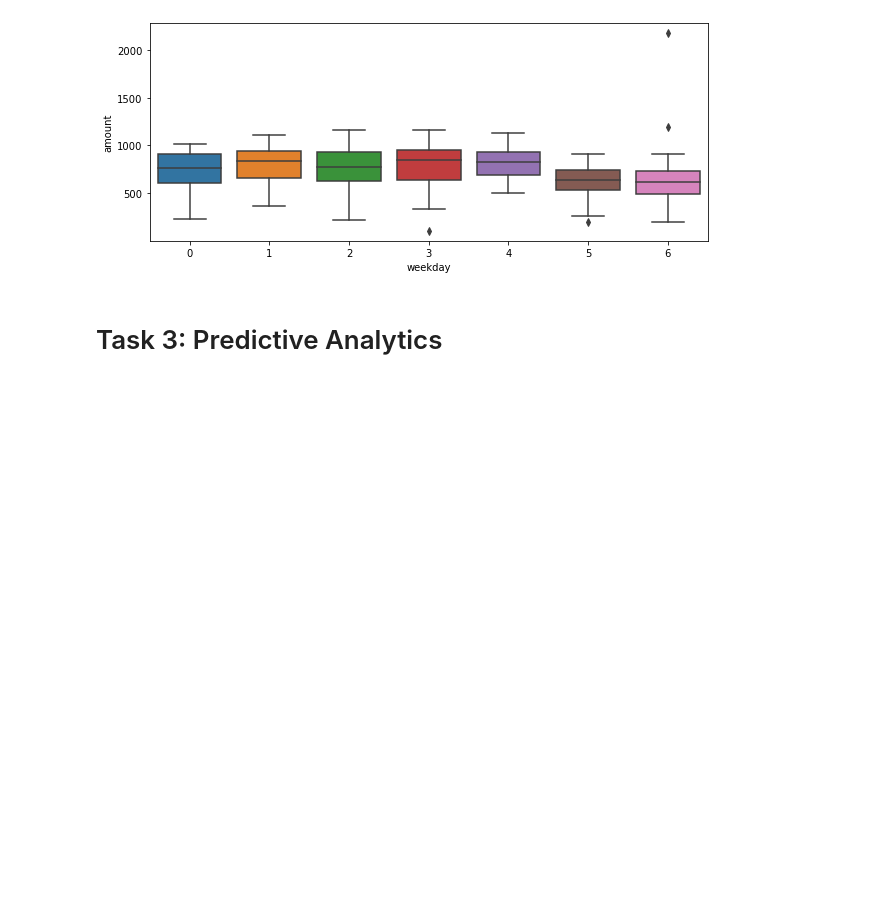
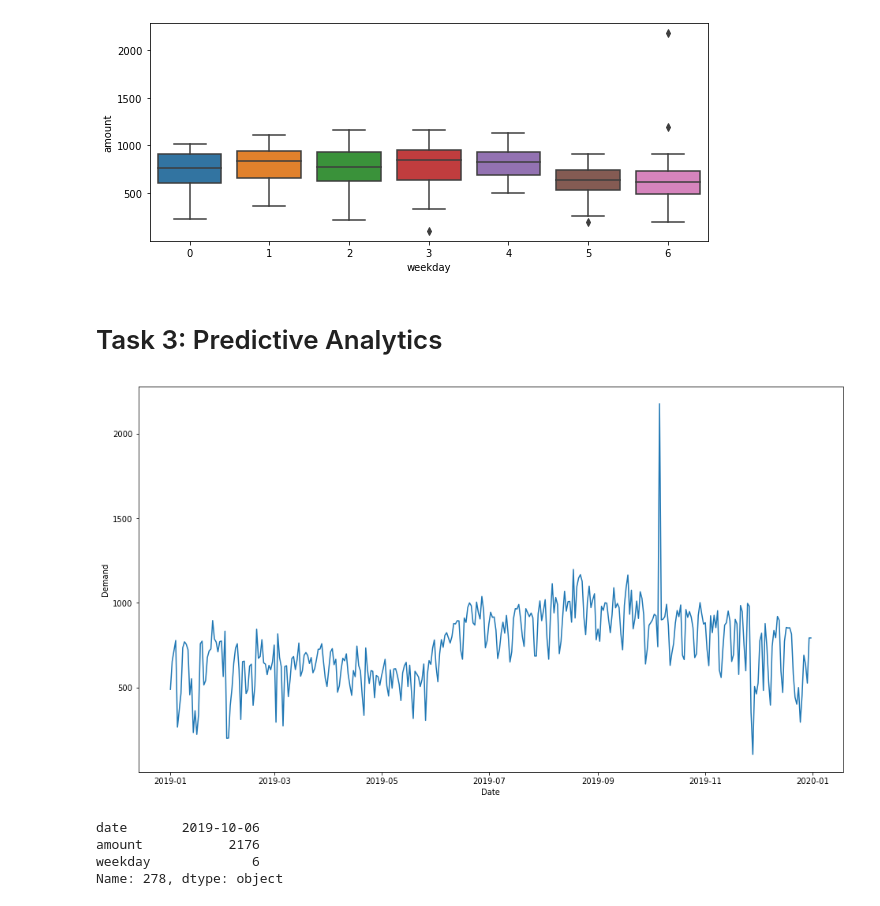
Before and after one commit to robbenB-123/SiliconValley, a Jupyter notebook: DSML_SILICONVALLEY.ipynb, the cells around one changed output. Saved outputs shown, nothing was run; the diff lists cells and outputs as text; code cells hidden in the pictures; blank space fills up the shorter version.

```diff
--- a/DSML_SILICONVALLEY.ipynb
+++ b/DSML_SILICONVALLEY.ipynb
@@ -426,6 +427,30 @@ plt.show()
 # Which trends? How to explain them
 # %% [markdown]
 # Task 3: Predictive Analytics
+# %%
+# import statements
+
+from sklearn.linear_model import LinearRegression
+
+fig, ax = plt.subplots(figsize = (16,9))
+
+# Plotting the data
+ax.plot(day_demand["date"],day_demand[["amount"]])
+ax.set_xlabel("Date")
+ax.set_ylabel("Demand")
+plt.show()
+# %% [output]
+[figure, added]
+# %%
+#search for max demand
+day_demand.iloc[day_demand['amount'].argmax()]
+# why so high?
+# maybe https://www.ciclavia.org/ciclavia_heart_of_la19 : city closed for cars
+# %% [output]
+date       2019-10-06
+amount           2176
+weekday             6
+Name: 278, dtype: object
 # %%
 # forecasting total system-level demand in the next hour
 # -> develop practical model that predicts rental demand
```
Also changed, not shown: parts of 12 cells of this notebook.
